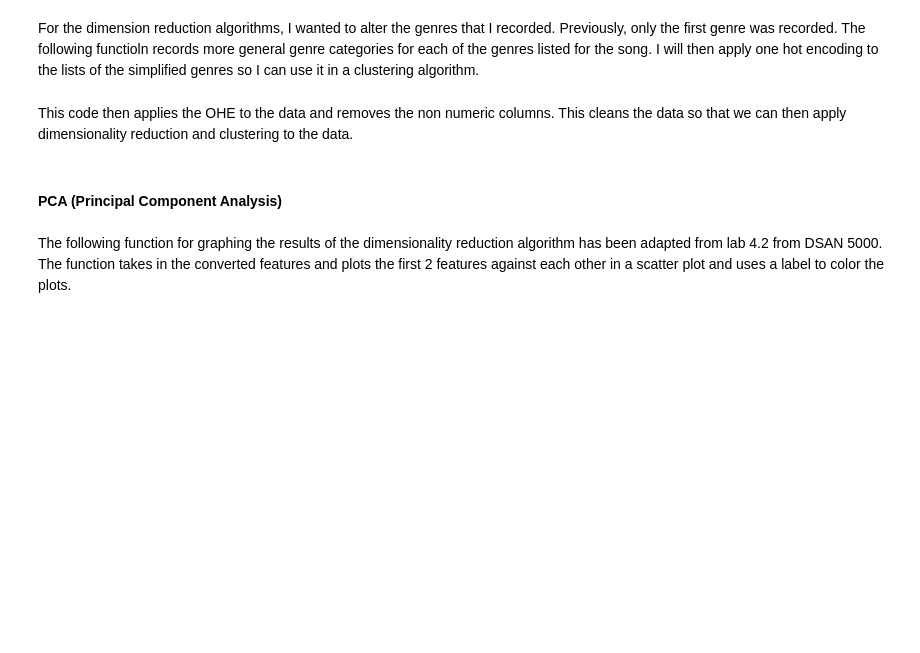
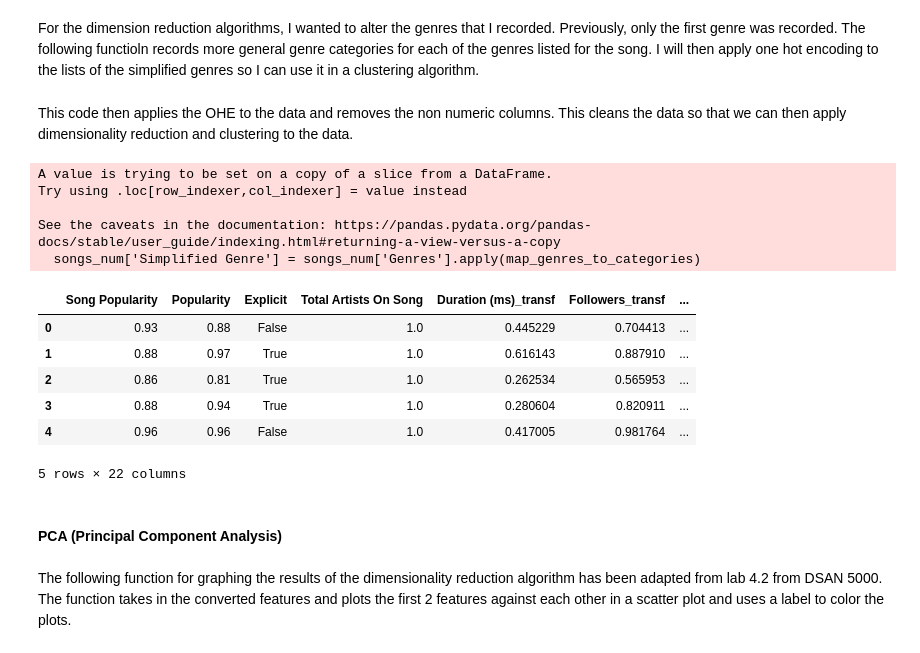
Before and after one commit to satomitheito/Spotify-Song-Analysis, a Jupyter notebook: technical-details/unsupervised-learning/main.ipynb, the cells around one changed output. Drawn from its saved outputs; the diff is of its cells as text; code cells hidden in the pictures; blank space fills up the shorter version.

```diff
--- a/technical-details/unsupervised-learning/main.ipynb
+++ b/technical-details/unsupervised-learning/main.ipynb
@@ -87,15 +89,28 @@ def map_genres_to_categories(genres):
     return categories
 # %%
 songs = pd.read_csv('../../data/processed-data/transformed_data.csv')
-songs = songs[['Genres', 'Song Popularity' ,'Popularity', 'Explicit', 'Total Artists On Song', 'Duration (ms)_transf', 'Followers_transf', 'Lyrics Word Count_transf', 'neg', 'neu', 'pos', 'compound', 'Ranking Group', 'Top 10 Song']]
-songs['Simplified Genre'] = songs['Genres'].apply(map_genres_to_categories)
+songs_num = songs[['Genres', 'Song Popularity' ,'Popularity', 'Explicit', 'Total Artists On Song', 'Duration (ms)_transf', 'Followers_transf', 'Lyrics Word Count_transf', 'neg', 'neu', 'pos', 'compound', 'Ranking Group', 'Top 10 Song']]
+songs_num['Simplified Genre'] = songs_num['Genres'].apply(map_genres_to_categories)
 # One-Hot Encoding the 'Simplified Genre' column
-songs_num = songs.drop(columns=['Ranking Group', 'Top 10 Song'])
+songs_num = songs_num.drop(columns=['Ranking Group', 'Top 10 Song'])
 songs_num_encoded = songs_num['Simplified Genre'].explode().str.get_dummies().groupby(level=0).sum()
 
 # Join the encoded genres back to the original dataframe
 songs_num = pd.concat([songs_num, songs_num_encoded], axis=1).drop(columns=['Genres', 'Simplified Genre'])
 songs_num.head()
+# %% [output]
+A value is trying to be set on a copy of a slice from a DataFrame.
+Try using .loc[row_indexer,col_indexer] = value instead
+
+See the caveats in the documentation: https://pandas.pydata.org/pandas-docs/stable/user_guide/indexing.html#returning-a-view-versus-a-copy
+  songs_num['Simplified Genre'] = songs_num['Genres'].apply(map_genres_to_categories)
+|  | Song Popularity | Popularity | Explicit | Total Artists On Song | Duration (ms)_transf | Followers_transf | ... |
+| 0 | 0.93 | 0.88 | False | 1.0 | 0.445229 | 0.704413 | ... |
+| 1 | 0.88 | 0.97 | True | 1.0 | 0.616143 | 0.887910 | ... |
+| 2 | 0.86 | 0.81 | True | 1.0 | 0.262534 | 0.565953 | ... |
+| 3 | 0.88 | 0.94 | True | 1.0 | 0.280604 | 0.820911 | ... |
+| 4 | 0.96 | 0.96 | False | 1.0 | 0.417005 | 0.981764 | ... |
+5 rows × 22 columns
 # %% [markdown]
 #### PCA (Principal Component Analysis)
 # %% [markdown]
```
Also changed, not shown: parts of 12 cells of this notebook, 7 other files.
